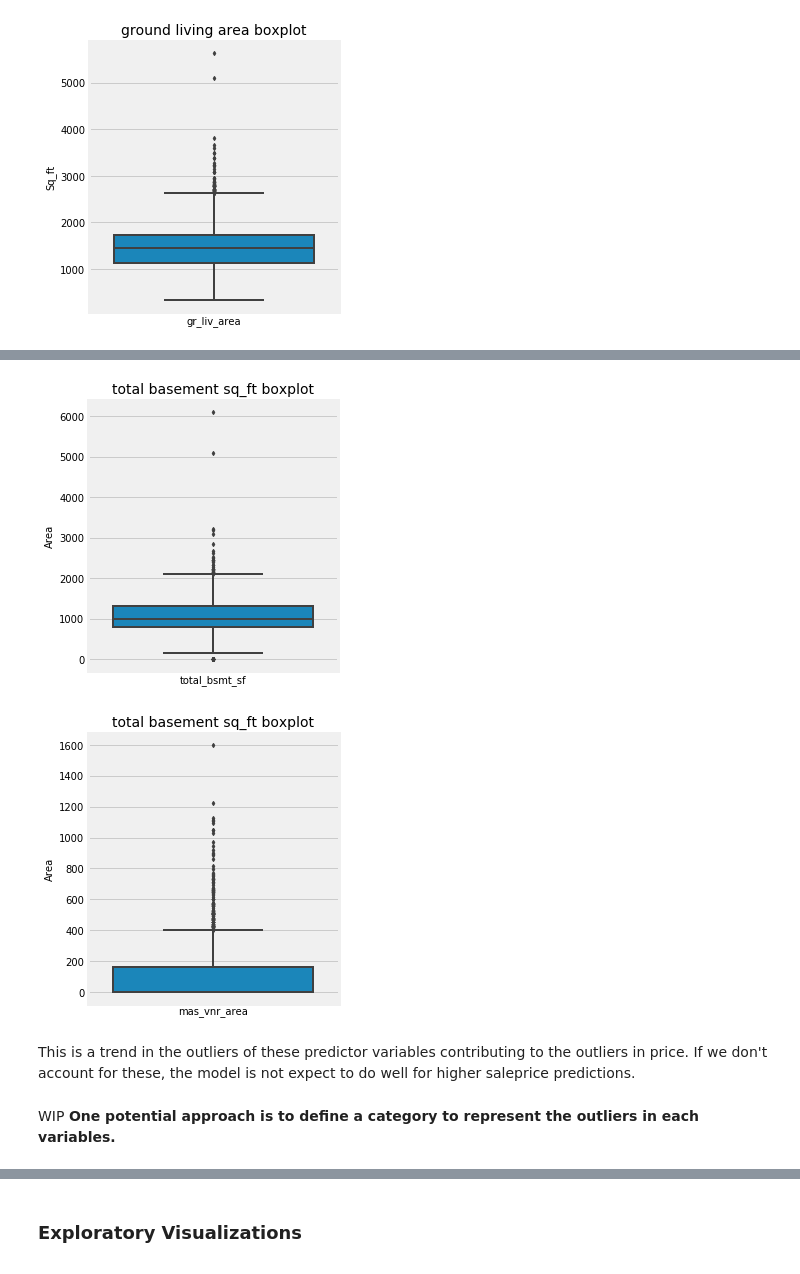
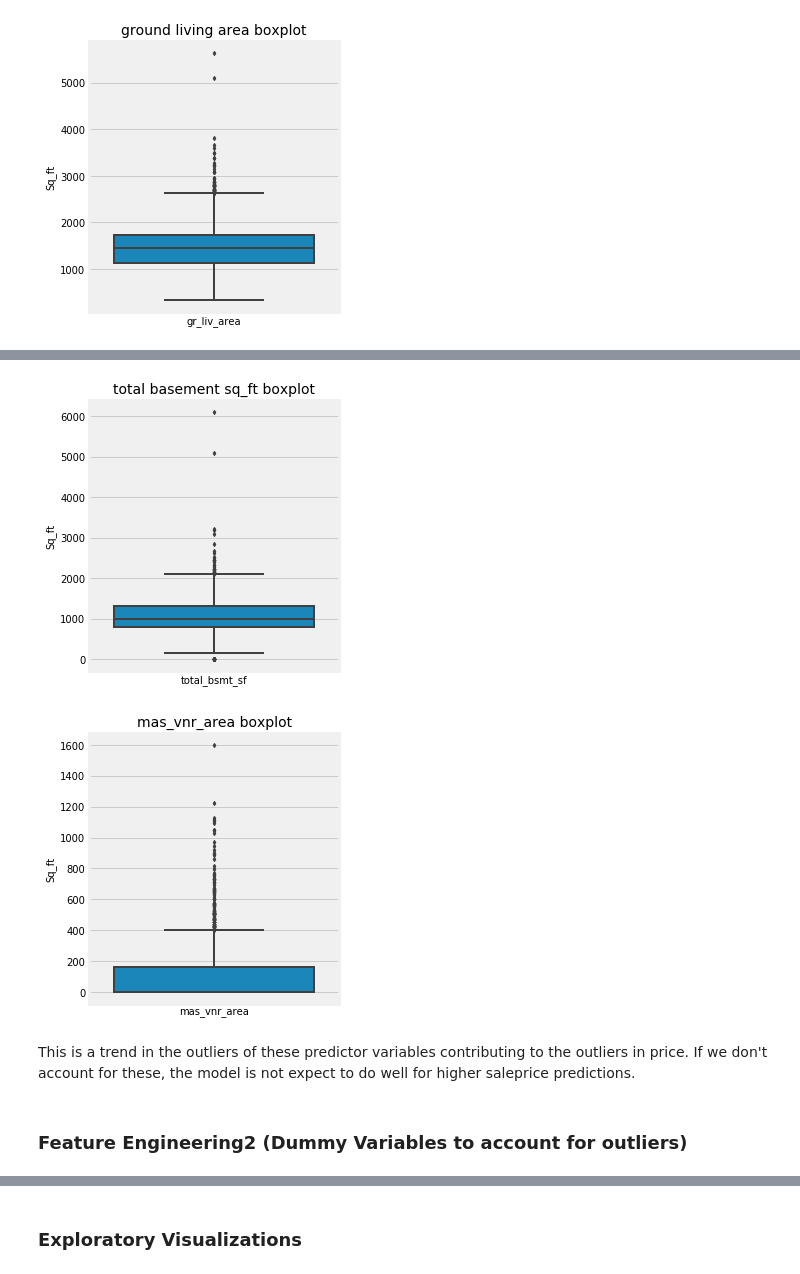
Before and after one commit to AngShengJun/dsi14projects, a Jupyter notebook: project_2/code/Project2.ipynb, the cells around one changed output, grey strips where cells are left out. Saved outputs shown, nothing was run; the diff lists cells and outputs as text; code cells hidden in the pictures.

```diff
--- a/project_2/code/Project2.ipynb
+++ b/project_2/code/Project2.ipynb
@@ -196,0 +204,3 @@ Observe that saleprice has data majority below 40_000 range; expect that the mod
+# %%
+df['sale_type'] = df['sale_type'].str.strip()
+df['sale_type'].unique()
@@ -478,0 +536,3 @@ Index(['id', 'pid', 'ms_subclass', 'lot_frontage', 'lot_area', 'overall_qual',
+# %%
+df['year_built_aft1974'] = (df['year_built'] > 1974).astype(int)
+df['year_built_aft1974'].value_counts()
@@ -478,0 +543,3 @@ Index(['id', 'pid', 'ms_subclass', 'lot_frontage', 'lot_area', 'overall_qual',
+# %%
+df['year_remod/add_aft1993'] = (df['year_remod/add'] > 1993).astype(int)
+df['year_remod/add_aft1993'].value_counts()
@@ -478,0 +550,3 @@ Index(['id', 'pid', 'ms_subclass', 'lot_frontage', 'lot_area', 'overall_qual',
+# %%
+df['yr_sold_aft2008'] = (df['yr_sold'] > 2008).astype(int)
+df['yr_sold_aft2008'].value_counts()
@@ -558,22 +650,20 @@ plt.yticks(size=10);
 plt.figure(figsize = (4,5))
 plt.title("total basement sq_ft boxplot", size=14)
 sns.boxplot(data = df[['total_bsmt_sf']], linewidth=2, fliersize=3)
-plt.ylabel("Area", size=10)
+plt.ylabel("Sq_ft", size=10)
 plt.xticks(size=10)
 plt.yticks(size=10);
 # %% [output]
-[figure, old version]
+[figure, new version]
 # %%
-# Outliers in total_bsmt_sf
+# Outliers in mas_vnr_area
 plt.figure(figsize = (4,5))
-plt.title("total basement sq_ft boxplot", size=14)
+plt.title("mas_vnr_area boxplot", size=14)
 sns.boxplot(data = df[['mas_vnr_area']], linewidth=2, fliersize=3)
-plt.ylabel("Area", size=10)
+plt.ylabel("Sq_ft", size=10)
 plt.xticks(size=10)
 plt.yticks(size=10);
 # %% [output]
-[figure, old version]
+[figure, new version]
 # %% [markdown]
 This is a trend in the outliers of these predictor variables contributing to the outliers in price. If we don't account for these, the model is not expect to do well for higher saleprice predictions.
-# %% [markdown]
-WIP **One potential approach is to define a category to represent the outliers in each variables.**
@@ -581,0 +670,2 @@ df.info()
+# %% [markdown]
+### Feature Engineering2 (Dummy Variables to account for outliers)
```
Also changed, not shown: parts of 154 cells of this notebook.
